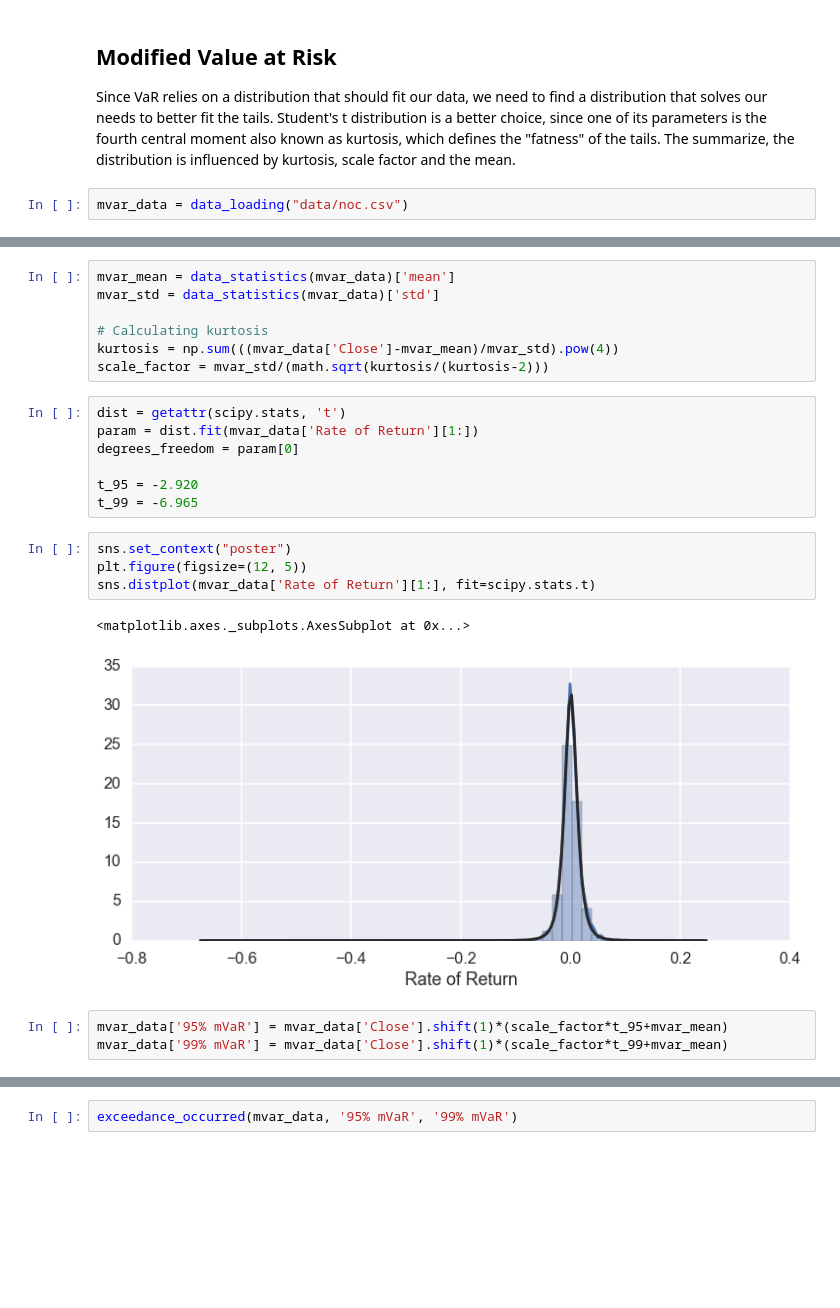
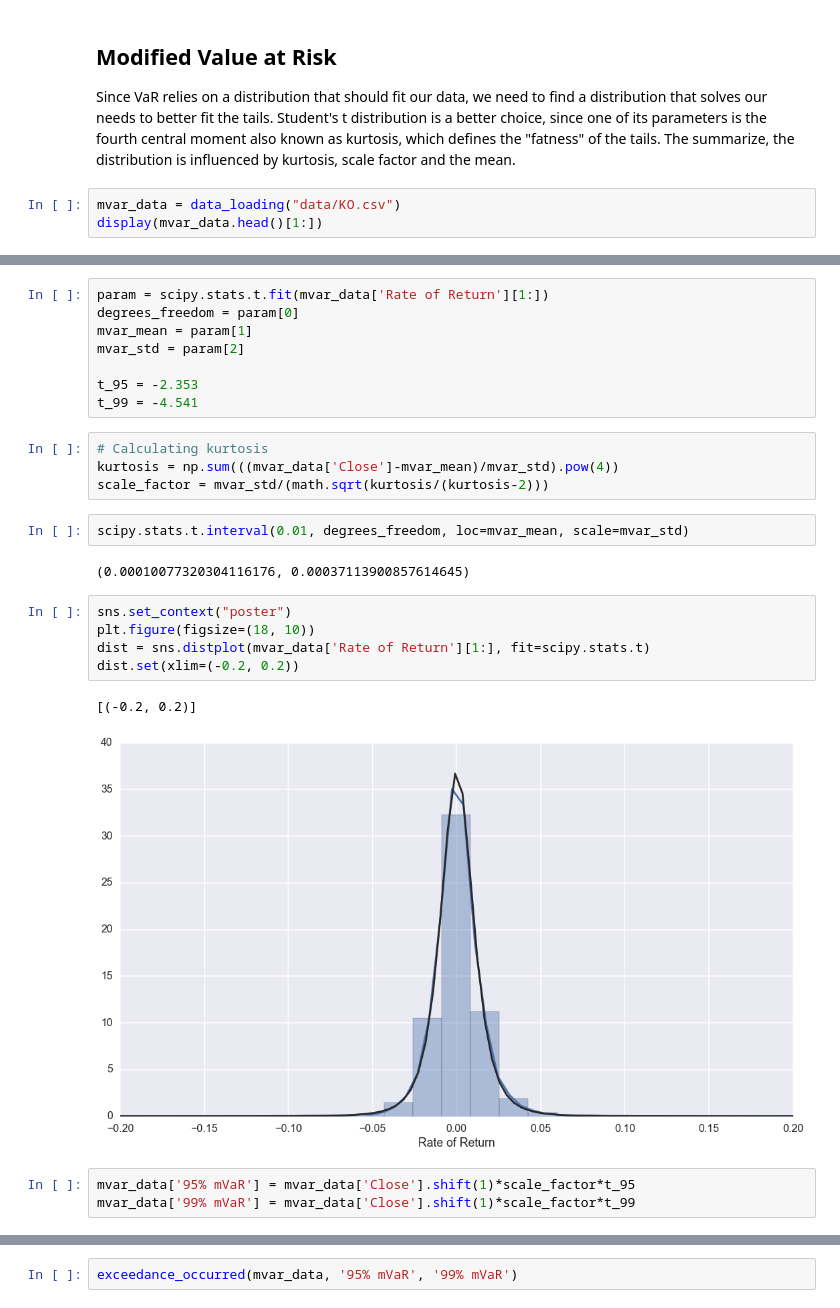
Before and after one commit to thecarlmartin/value-at-risk-exploration, a Jupyter notebook: Value at Risk Exploration.ipynb, the cells around one changed output, grey strips where cells are left out. Cells and saved outputs as stored; diff of their text form; blank space fills up the shorter version.

```diff
--- a/Value at Risk Exploration.ipynb
+++ b/Value at Risk Exploration.ipynb
@@ -154,4 +155,5 @@ nvar_data[['Exceedance 95%','Exceedance 99%']].where(nvar_data['Exceedance 95%']
 Since VaR relies on a distribution that should fit our data, we need to find a distribution that solves our needs to better fit the tails. Student's t distribution is a better choice, since one of its parameters is the fourth central moment also known as kurtosis, which defines the "fatness" of the tails.
 The summarize, the distribution is influenced by kurtosis, scale factor and the mean.
 # %%
-mvar_data = data_loading("data/noc.csv")
+mvar_data = data_loading("data/KO.csv")
+display(mvar_data.head()[1:])
@@ -158,24 +167,27 @@ mvar_data = data_loading("data/noc.csv")
+# %%
+param = scipy.stats.t.fit(mvar_data['Rate of Return'][1:])
+degrees_freedom = param[0]
+mvar_mean = param[1]
+mvar_std = param[2]
+
+t_95 = -2.353
+t_99 = -4.541
 # %%
-mvar_mean = data_statistics(mvar_data)['mean']
-mvar_std = data_statistics(mvar_data)['std']
-
 # Calculating kurtosis
 kurtosis = np.sum(((mvar_data['Close']-mvar_mean)/mvar_std).pow(4))
 scale_factor = mvar_std/(math.sqrt(kurtosis/(kurtosis-2)))
-# %%
-dist = getattr(scipy.stats, 't')
-param = dist.fit(mvar_data['Rate of Return'][1:])
-degrees_freedom = param[0]
-
-t_95 = -2.920
-t_99 = -6.965
+# %%
+scipy.stats.t.interval(0.01, degrees_freedom, loc=mvar_mean, scale=mvar_std)
+# %% [output]
+(0.00010077320304116176, 0.00037113900857614645)
 # %%
 sns.set_context("poster")
-plt.figure(figsize=(12, 5))
-sns.distplot(mvar_data['Rate of Return'][1:], fit=scipy.stats.t)
+plt.figure(figsize=(18, 10))
+dist = sns.distplot(mvar_data['Rate of Return'][1:], fit=scipy.stats.t)
+dist.set(xlim=(-0.2, 0.2))
 # %% [output]
-<matplotlib.axes._subplots.AxesSubplot at 0x...>
+[(-0.2, 0.2)]
-[figure, old version]
+[figure, new version]
 # %%
-mvar_data['95% mVaR'] = mvar_data['Close'].shift(1)*(scale_factor*t_95+mvar_mean)
-mvar_data['99% mVaR'] = mvar_data['Close'].shift(1)*(scale_factor*t_99+mvar_mean)
+mvar_data['95% mVaR'] = mvar_data['Close'].shift(1)*scale_factor*t_95
+mvar_data['99% mVaR'] = mvar_data['Close'].shift(1)*scale_factor*t_99
```
Also changed, not shown: parts of 16 cells of this notebook, 2 other files.
